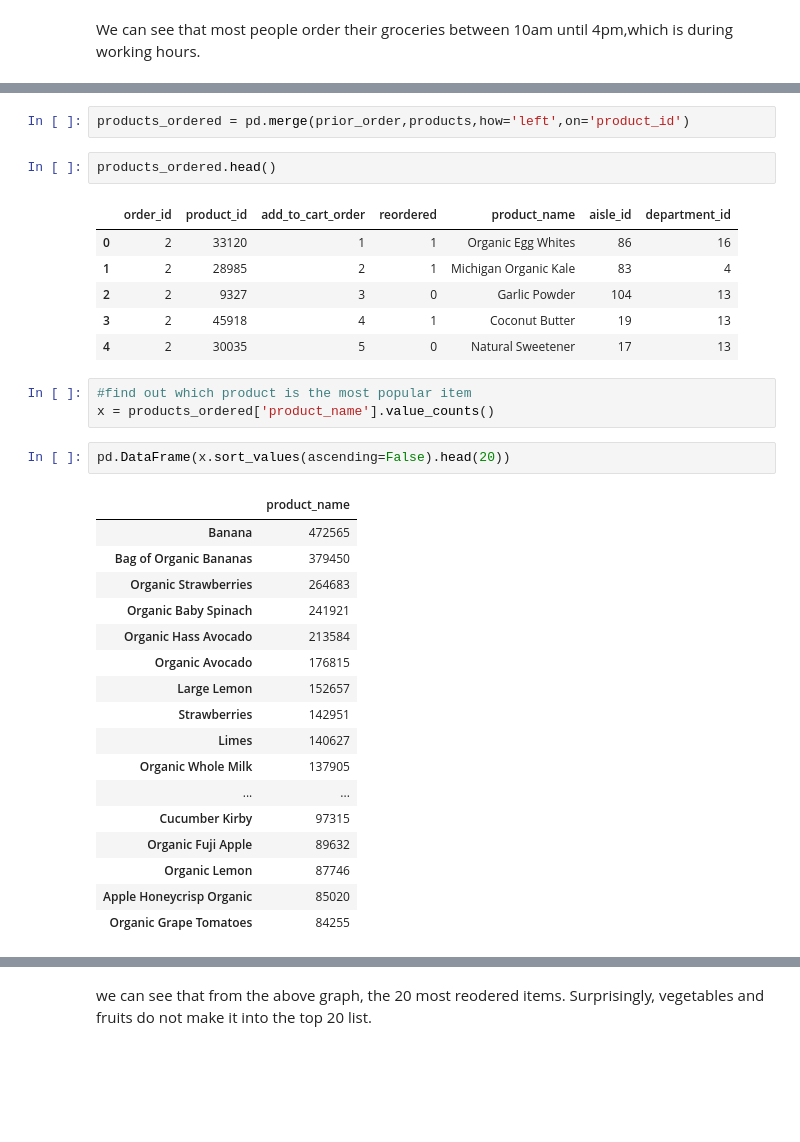
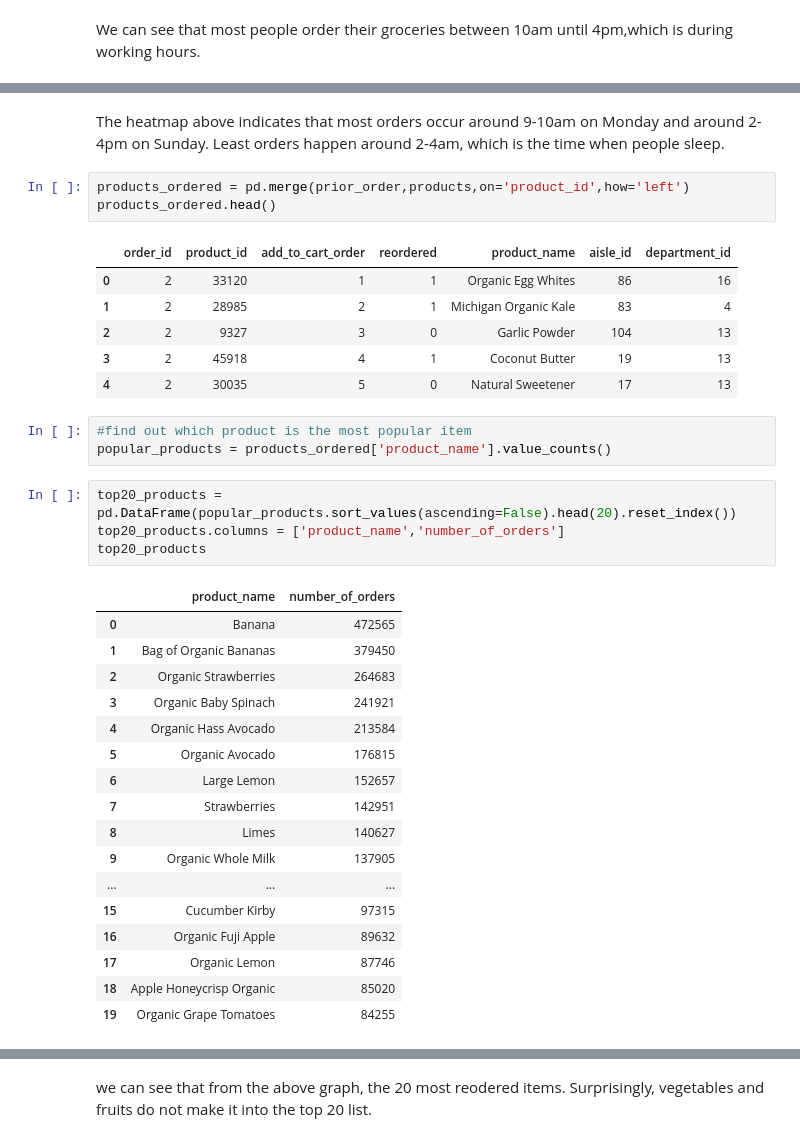
Before and after one commit to nt2462/Capstone1---Instacart, a Jupyter notebook: Instacart project - Data Wrangling + Visualization.ipynb, the cells around one changed output, grey strips where cells are left out. Cells and saved outputs as stored; diff of their text form; blank space fills up the shorter version.

```diff
--- a/Instacart project - Data Wrangling + Visualization.ipynb
+++ b/Instacart project - Data Wrangling + Visualization.ipynb
@@ -125,34 +289,37 @@ We can see that most people order their groceries between 10am until 4pm,which i
+# %% [markdown]
+The heatmap above indicates that most orders occur around 9-10am on Monday and around 2-4pm on Sunday. Least orders happen around 2-4am, which is the time when people sleep.
 # %%
-products_ordered = pd.merge(prior_order,products,how='left',on='product_id')
+products_ordered = pd.merge(prior_order,products,on='product_id',how='left')
+products_ordered.head()
+# %% [output]
+|  | order_id | product_id | add_to_cart_order | reordered | product_name | aisle_id | department_id |
+| 0 | 2 | 33120 | 1 | 1 | Organic Egg Whites | 86 | 16 |
+| 1 | 2 | 28985 | 2 | 1 | Michigan Organic Kale | 83 | 4 |
+| 2 | 2 | 9327 | 3 | 0 | Garlic Powder | 104 | 13 |
+| 3 | 2 | 45918 | 4 | 1 | Coconut Butter | 19 | 13 |
+| 4 | 2 | 30035 | 5 | 0 | Natural Sweetener | 17 | 13 |
-# %%
-products_ordered.head()
-# %% [output]
-|  | order_id | product_id | add_to_cart_order | reordered | product_name | aisle_id | department_id |
-| 0 | 2 | 33120 | 1 | 1 | Organic Egg Whites | 86 | 16 |
-| 1 | 2 | 28985 | 2 | 1 | Michigan Organic Kale | 83 | 4 |
-| 2 | 2 | 9327 | 3 | 0 | Garlic Powder | 104 | 13 |
-| 3 | 2 | 45918 | 4 | 1 | Coconut Butter | 19 | 13 |
-| 4 | 2 | 30035 | 5 | 0 | Natural Sweetener | 17 | 13 |
 # %%
 #find out which product is the most popular item
-x = products_ordered['product_name'].value_counts()
+popular_products = products_ordered['product_name'].value_counts()
 # %%
-pd.DataFrame(x.sort_values(ascending=False).head(20))
+top20_products = pd.DataFrame(popular_products.sort_values(ascending=False).head(20).reset_index())
+top20_products.columns = ['product_name','number_of_orders']
+top20_products
 # %% [output]
-|  | product_name |
-| Banana | 472565 |
-| Bag of Organic Bananas | 379450 |
-| Organic Strawberries | 264683 |
-| Organic Baby Spinach | 241921 |
-| Organic Hass Avocado | 213584 |
-| Organic Avocado | 176815 |
-| Large Lemon | 152657 |
-| Strawberries | 142951 |
-| Limes | 140627 |
-| Organic Whole Milk | 137905 |
-| ... | ... |
-| Cucumber Kirby | 97315 |
-| Organic Fuji Apple | 89632 |
-| Organic Lemon | 87746 |
-| Apple Honeycrisp Organic | 85020 |
-| Organic Grape Tomatoes | 84255 |
+|  | product_name | number_of_orders |
+| 0 | Banana | 472565 |
+| 1 | Bag of Organic Bananas | 379450 |
+| 2 | Organic Strawberries | 264683 |
+| 3 | Organic Baby Spinach | 241921 |
+| 4 | Organic Hass Avocado | 213584 |
+| 5 | Organic Avocado | 176815 |
+| 6 | Large Lemon | 152657 |
+| 7 | Strawberries | 142951 |
+| 8 | Limes | 140627 |
+| 9 | Organic Whole Milk | 137905 |
+| ... | ... | ... |
+| 15 | Cucumber Kirby | 97315 |
+| 16 | Organic Fuji Apple | 89632 |
+| 17 | Organic Lemon | 87746 |
+| 18 | Apple Honeycrisp Organic | 85020 |
+| 19 | Organic Grape Tomatoes | 84255 |
```
Also changed, not shown: parts of 70 cells of this notebook.
